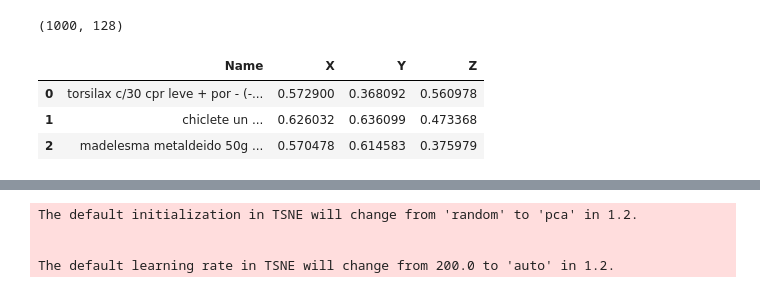
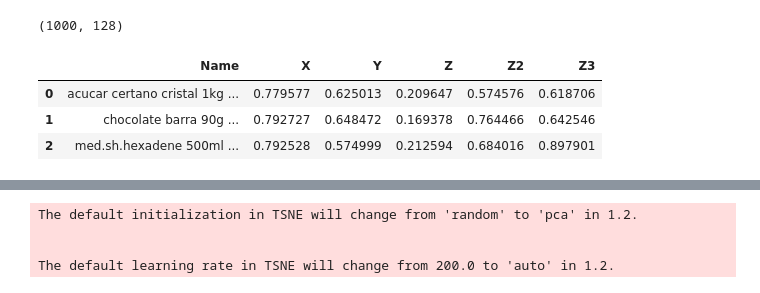
Before and after one commit to mfilipak/AFRAC_IA, a Jupyter notebook: 006_Visualização_"embeddings"_da_CNN1D_modelo_treinado.ipynb, the cells around one changed output, grey strips where cells are left out. Drawn from its saved outputs; the diff is of its cells as text; code cells hidden in the pictures.

```diff
--- a/006_Visualização_"embeddings"_da_CNN1D_modelo_treinado.ipynb
+++ b/006_Visualização_"embeddings"_da_CNN1D_modelo_treinado.ipynb
@@ -90,16 +90,16 @@ embeds.shape
 #xform = pca.fit_transform(embeds)
 # %%
 from sklearn.manifold import TSNE
-tsne = TSNE(n_components=3, random_state=0)
+tsne = TSNE(n_components=5, random_state=0, method="exact")
 xform = tsne.fit_transform(embeds)
 # %%
 table = [ [n,*c] for n, c in zip(samples,list(xform)) ]
-df = pd.DataFrame(table, columns=["Name", "X", "Y", "Z"])
-for col in ["X","Y","Z"]:
+df = pd.DataFrame(table, columns=["Name", "X", "Y", "Z", "Z2", "Z3"])
+for col in ["X","Y","Z","Z2","Z3"]:
   df[col] = (df[col]-df[col].min())/(df[col].max()-df[col].min())
 df[:3]
 # %% [output]
-|  | Name | X | Y | Z |
-| 0 | torsilax c/30 cpr leve + por - (-... | 0.572900 | 0.368092 | 0.560978 |
-| 1 | chiclete un ... | 0.626032 | 0.636099 | 0.473368 |
-| 2 | madelesma metaldeido 50g ... | 0.570478 | 0.614583 | 0.375979 |
+|  | Name | X | Y | Z | Z2 | Z3 |
+| 0 | acucar certano cristal 1kg ... | 0.779577 | 0.625013 | 0.209647 | 0.574576 | 0.618706 |
+| 1 | chocolate barra 90g ... | 0.792727 | 0.648472 | 0.169378 | 0.764466 | 0.642546 |
+| 2 | med.sh.hexadene 500ml ... | 0.792528 | 0.574999 | 0.212594 | 0.684016 | 0.897901 |
```
Also changed, not shown: parts of 4 cells of this notebook.
